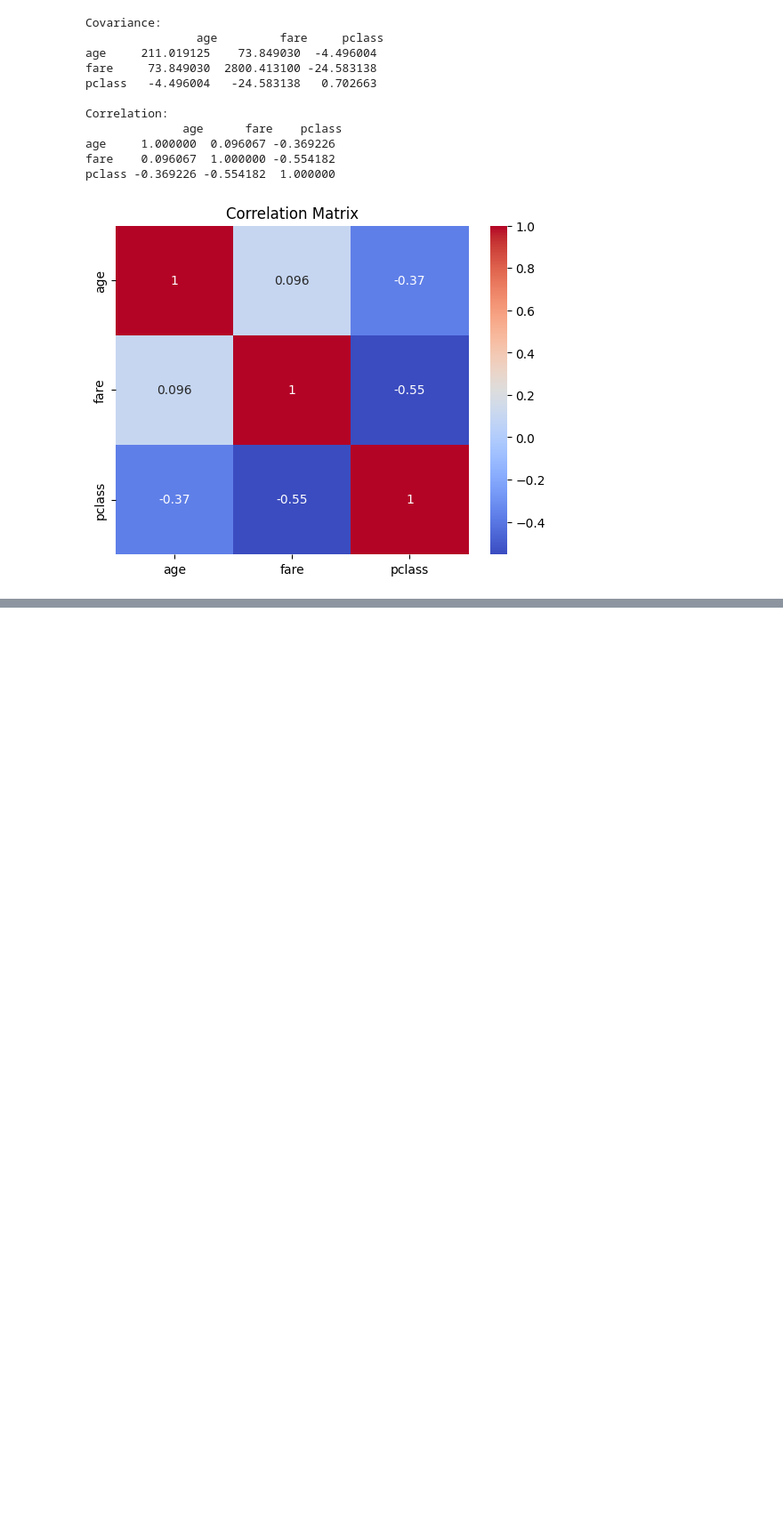
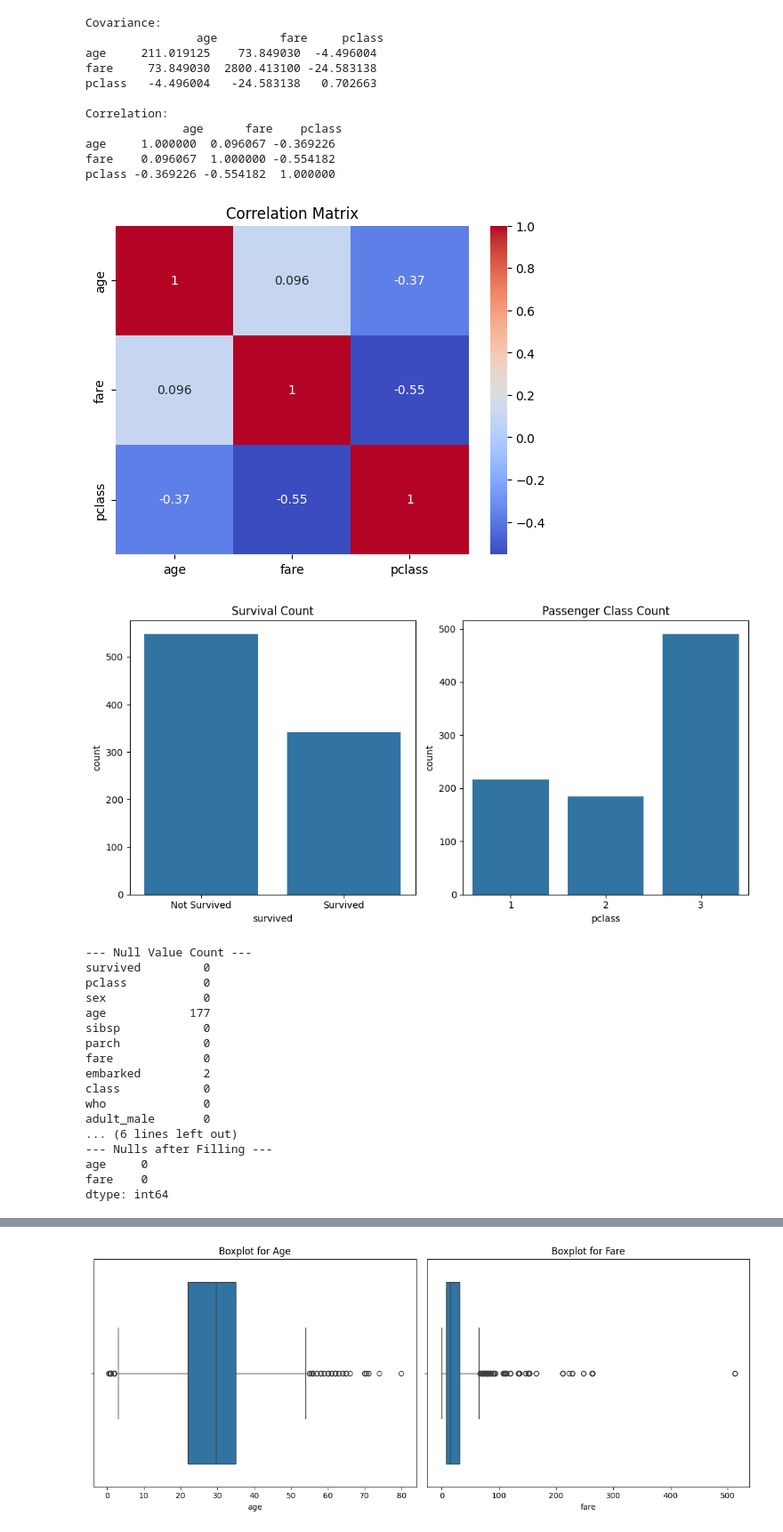
Before and after one commit to ayanbagawan/23CS520, a Jupyter notebook: 23cs520.ipynb, the cells around one changed output, grey strips where cells are left out. Shown at 89% size. Drawn from its saved outputs; the diff is of its cells as text; code cells hidden in the pictures; blank space fills up the shorter version.

```diff
--- a/23cs520.ipynb
+++ b/23cs520.ipynb
@@ -2155,3 +2181,79 @@ plt.title("Correlation Matrix")
 plt.show()
 # %% [output]
 [figure]
+# %%
+# Step 0: Import Libraries
+import pandas as pd
+import numpy as np
+import seaborn as sns
+import matplotlib.pyplot as plt
+from scipy.stats import zscore
+
+# Step 1: Load the Titanic dataset
+df = sns.load_dataset('titanic')
+
+
+# Step 3: Replace 0/1 in 'Survived' column with labels and plot bar chart
+df['Survived'] = df['Survived'].replace({0: 'Not Survived', 1: 'Survived'})
+
+# Plot bar chart for Survived and Pclass
+plt.figure(figsize=(10, 5))
+
+plt.subplot(1, 2, 1)
+sns.countplot(x='Survived', data=df)
+plt.title("Survival Count")
+
+plt.subplot(1, 2, 2)
+sns.countplot(x='Pclass', data=df)
+plt.title("Passenger Class Count")
+
+plt.tight_layout()
+plt.show()
+
+# Step 4: Find Null Values and Fill with Mean
+print("\n--- Null Value Count ---")
+print(df.isnull().sum())
+
+# Fill nulls in Age and Fare with their means
+df['Age'].fillna(df['Age'].mean(), inplace=True)
+df['Fare'].fillna(df['Fare'].mean(), inplace=True)
+
+# Verify if nulls are filled
+print("\n--- Nulls after Filling ---")
+print(df[['Age', 'Fare']].isnull().sum())
+
+# Step 5: Detect Outliers using Z-score
+z_scores = zscore(df[['Age', 'Fare']])
+abs_z_scores = np.abs(z_scores)
+
+plt.figure(figsize=(12, 5))
+
+plt.subplot(1, 2, 1)
+sns.boxplot(x=df['Age'])
+plt.title("Boxplot for Age")
+
+plt.subplot(1, 2, 2)
+sns.boxplot(x=df['Fare'])
+plt.title("Boxplot for Fare")
+
+plt.tight_layout()
+plt.show()
+# %% [output]
+[figure, added]
+--- Null Value Count ---
+survived         0
+pclass           0
+sex              0
+age            177
+sibsp            0
+parch            0
+fare             0
+embarked         2
+class            0
+who              0
+adult_male       0
+... (6 lines left out)
+--- Nulls after Filling ---
+age     0
+fare    0
+dtype: int64
@@ -2157,0 +2272 @@ plt.show()
+[figure, added]
```
Also changed, not shown: parts of 108 cells of this notebook.
